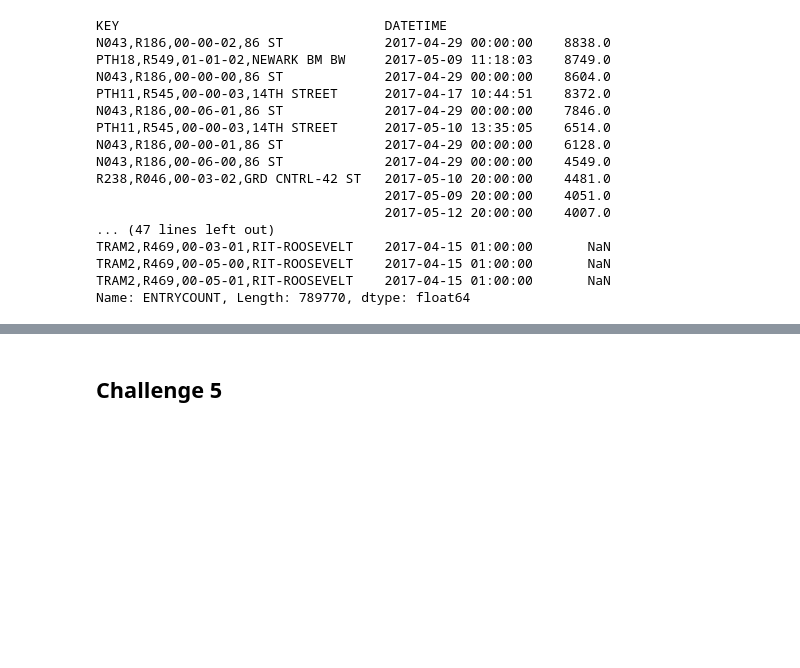
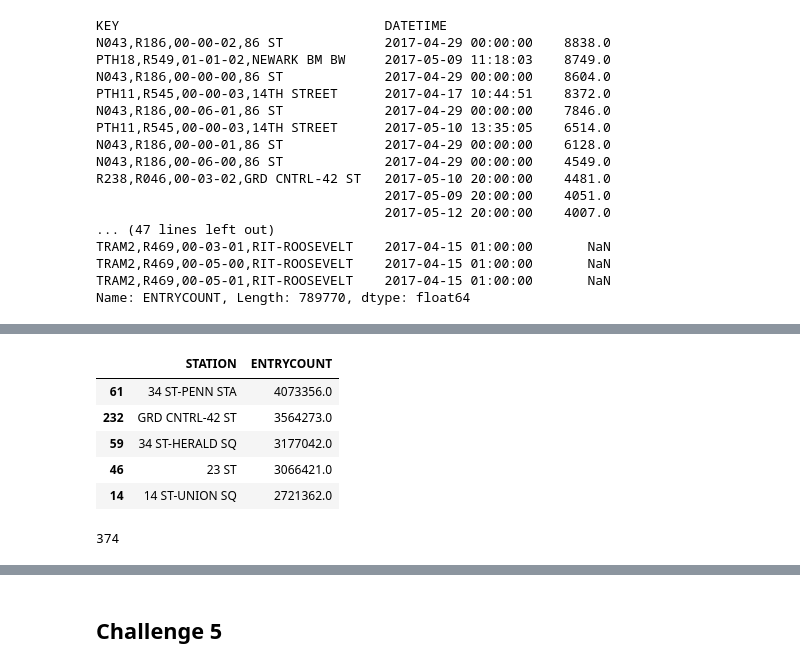
Before and after one commit to xvila/MTA-Turnstile-Data, a Jupyter notebook: Project Benson.ipynb, the cells around one changed output, grey strips where cells are left out. Saved outputs shown, nothing was run; the diff lists cells and outputs as text; code cells hidden in the pictures; blank space fills up the shorter version.

```diff
--- a/Project Benson.ipynb
+++ b/Project Benson.ipynb
@@ -232,0 +258,2 @@ Name: ENTRYCOUNT, Length: 789770, dtype: float64
+# %%
+top100 = stationDF[:100]
@@ -232,0 +264,13 @@ Name: ENTRYCOUNT, Length: 789770, dtype: float64
+# %%
+top100.head()
+# %% [output]
+|  | STATION | ENTRYCOUNT |
+| 61 | 34 ST-PENN STA | 4073356.0 |
+| 232 | GRD CNTRL-42 ST | 3564273.0 |
+| 59 | 34 ST-HERALD SQ | 3177042.0 |
+| 46 | 23 ST | 3066421.0 |
+| 14 | 14 ST-UNION SQ | 2721362.0 |
+# %%
+len(stationDF)
+# %% [output]
+374
```
Also changed, not shown: parts of 12 cells of this notebook, 1 other file.
